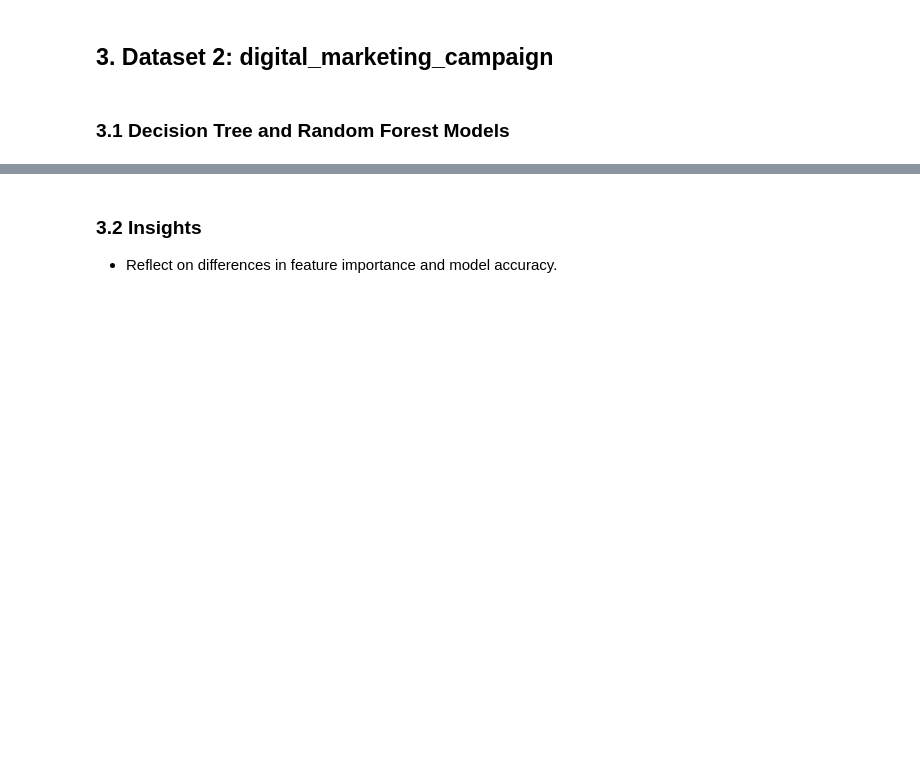
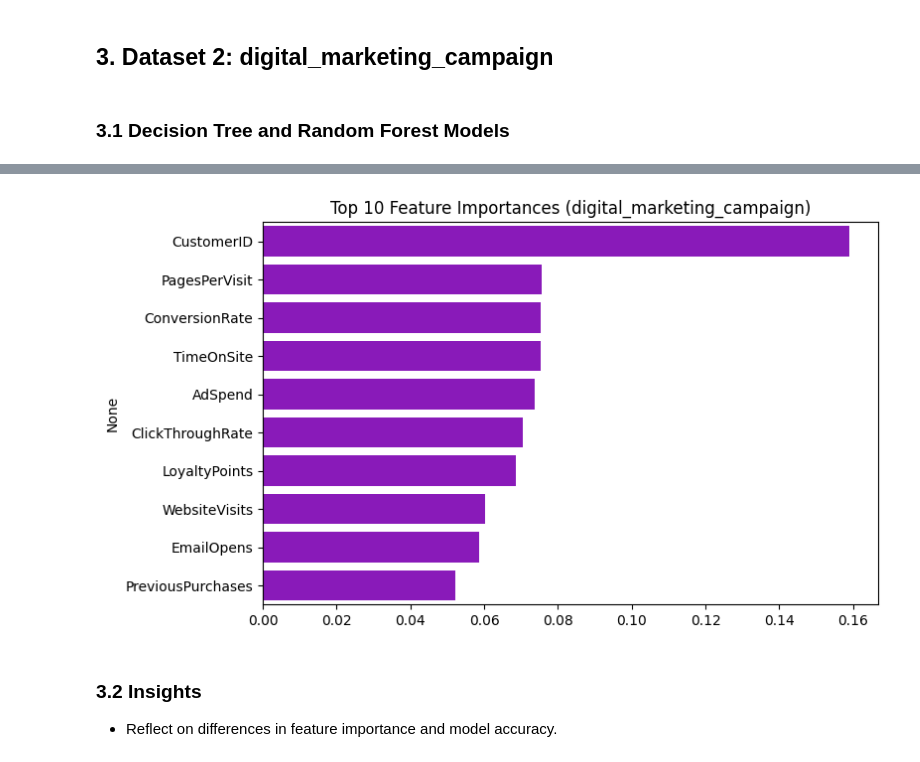
Before and after one commit to paumar2/Capstone-Customer-Churn-BU, a Jupyter notebook: week6_tree_models_notebook.ipynb, the cells around one changed output, grey strips where cells are left out. Saved outputs shown, nothing was run; the diff lists cells and outputs as text; code cells hidden in the pictures; blank space fills up the shorter version.

```diff
--- a/week6_tree_models_notebook.ipynb
+++ b/week6_tree_models_notebook.ipynb
@@ -90,10 +101,9 @@ if y is not None:
 # %% [markdown]
 ## 3. Dataset 2: digital_marketing_campaign
 # %%
-
-digital_marketing = pd.read_csv("digital_marketing_campaign.csv")
-X = pd.get_dummies(digital_marketing.drop("target", axis=1, errors="ignore"), drop_first=True)
-y = digital_marketing["target"] if "target" in digital_marketing.columns else None
+digital_marketing = pd.read_csv("digital_marketing_campaign_dataset.csv")
+X = pd.get_dummies(digital_marketing.drop("Conversion", axis=1, errors="ignore"), drop_first=True)
+y = digital_marketing["Conversion"] if "Conversion" in digital_marketing.columns else None
 
 if y is not None:
     X_train, X_test, y_train, y_test = train_test_split(X, y, test_size=0.2, random_state=42)
@@ -118,13 +132,14 @@ if y is not None:
 # %%
-
 if y is not None:
     feature_names = X.columns
     importances = rf.feature_importances_
     indices = np.argsort(importances)[::-1][:10]
     plt.figure(figsize=(8,5))
-    sns.barplot(x=importances[indices], y=feature_names[indices])
+    sns.barplot(x=importances[indices], y=feature_names[indices], color='darkviolet')
     plt.title("Top 10 Feature Importances (digital_marketing_campaign)")
     plt.show()
+# %% [output]
+[figure, added]
 # %% [markdown]
 ### 3.2 Insights
 - Reflect on differences in feature importance and model accuracy.
```
Also changed, not shown: parts of 9 cells of this notebook.
